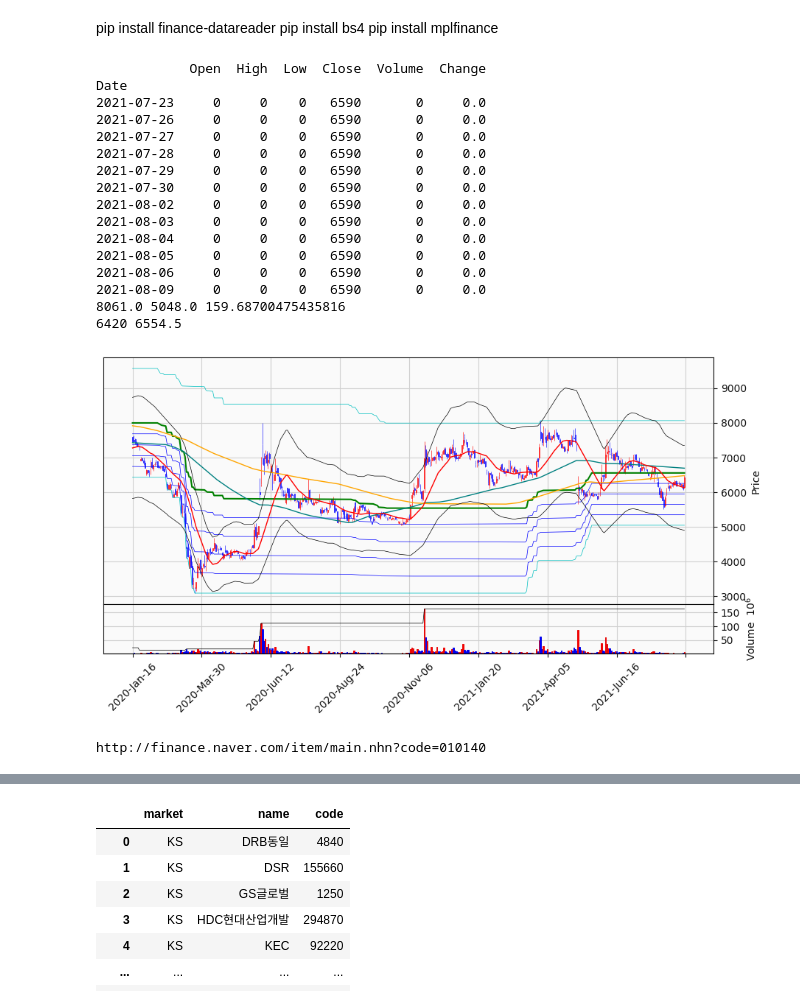
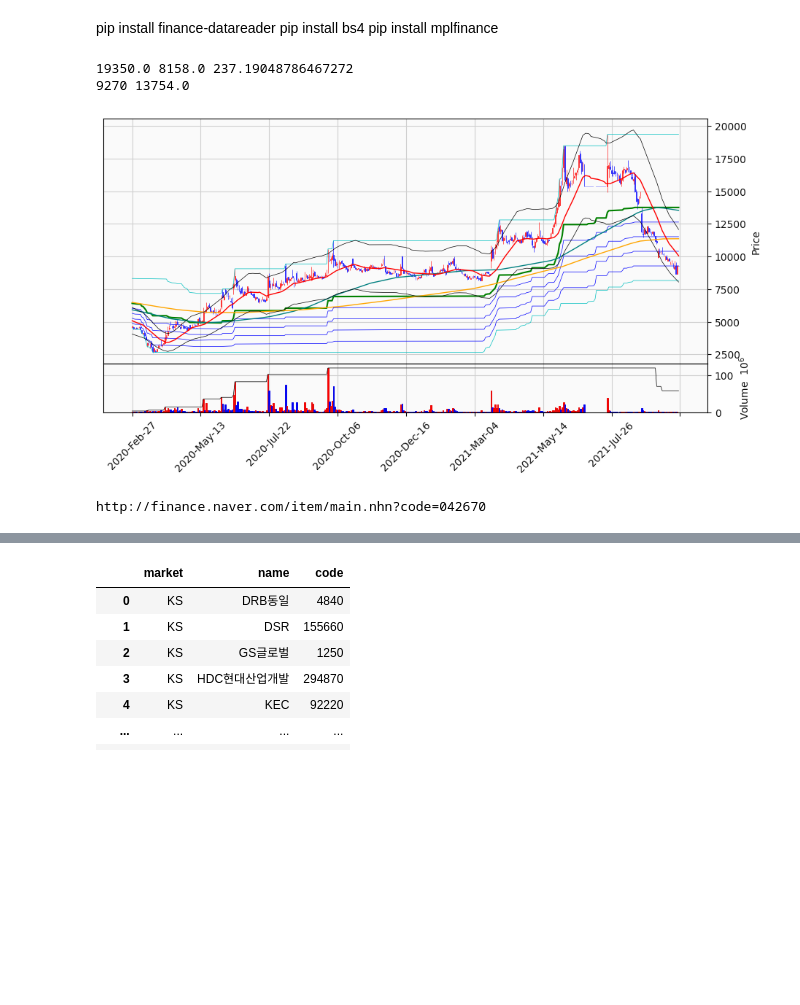
Before and after one commit to theplow-kwak/madi, a Jupyter notebook: madi.ipynb, the cells around one changed output, grey strips where cells are left out. Drawn from its saved outputs; the diff is of its cells as text; code cells hidden in the pictures; blank space fills up the shorter version.

Commit message:
거래정지 기간에 대한 처리  - 'High','Low','Open'의 '0'값을 'Close'값으로 대체

```diff
--- a/madi.ipynb
+++ b/madi.ipynb
@@ -33,9 +33,9 @@ class StockCodes:
         self.get_method = mt
         if self.get_method is None:
             self.stock_codes()
-        else:
-            self.codes2 = fdr.StockListing('KRX')[['Market','Name','Symbol']]
-            self.codes2 = self.codes2.rename(columns={'Market':'market','Name': 'name', 'Symbol': 'code'})
+#        else:
+#            self.codes2 = fdr.StockListing('KRX')[['Market','Name','Symbol']]
+#            self.codes2 = self.codes2.rename(columns={'Market':'market','Name': 'name', 'Symbol': 'code'})
 
     def krx_stock_codes(self, market_type='kospi'):
         download_link = 'http://kind.krx.co.kr/corpgeneral/corpList.do'
@@ -89,8 +89,7 @@ def readData(name, start=None, end=None):
     data = fdr.DataReader(stock_codes.get_code(name), start, end)
     #data = pdr.get_data_yahoo(get_code(name))
 
-    print(data[(data[['High','Low','Close']] == 0).any(axis=1)])
-    data = data[~(data[['High','Low','Close']] == 0).any(axis=1)]
+    data.loc[(data[['High','Low','Open']] == 0).any(axis=1), ('High','Low','Open')] = data['Close']
 
     timep = 240
     data['high'] = data['High'].rolling(window=timep).max()
@@ -107,7 +106,6 @@ def readData(name, start=None, end=None):
     data['madi90'] = data['low'] + (data['high'] - data['low']) * 0.1
     data['v_high'] = data['Volume'].rolling(window=timep).max()
 
-    #if data['high'][-1]
     print(data['high'][-1], data['low'][-1], (data['high'][-1]/ data['low'][-1]) * 100)
     print(data['Close'][-1], data['madi50'][-1])
     return data
@@ -153,27 +151,13 @@ def drawchart(name, range=200):
 
 stock_codes = StockCodes()
 # %%
-s_name = '삼성중공업'
+s_name = '현대두산인프라코어'
 drawchart(s_name,400)
 stock_codes.getFinancefromNaver(s_name)
 # %% [output]
-            Open  High  Low  Close  Volume  Change
-Date
-2021-07-23     0     0    0   6590       0     0.0
-2021-07-26     0     0    0   6590       0     0.0
-2021-07-27     0     0    0   6590       0     0.0
-2021-07-28     0     0    0   6590       0     0.0
-2021-07-29     0     0    0   6590       0     0.0
-2021-07-30     0     0    0   6590       0     0.0
-2021-08-02     0     0    0   6590       0     0.0
-2021-08-03     0     0    0   6590       0     0.0
-2021-08-04     0     0    0   6590       0     0.0
-2021-08-05     0     0    0   6590       0     0.0
-2021-08-06     0     0    0   6590       0     0.0
-2021-08-09     0     0    0   6590       0     0.0
-8061.0 5048.0 159.68700475435816
-6420 6554.5
+19350.0 8158.0 237.19048786467272
+9270 13754.0
-[figure, old version]
+[figure, new version]
-http://finance.naver.com/item/main.nhn?code=010140
+http://finance.naver.com/item/main.nhn?code=042670
 |  | 2018.12 | 2019.12 | 2020.12 | 2021.12(E) | 2020.06 | 2020.09 | 2020.12 | 2021.03 | 2021.06 | 2021.09(E) |
 | 주요재무정보 |  |  |  |  |  |  |  |  |  |  |
```
Also changed, not shown: parts of 1 cell of this notebook.
